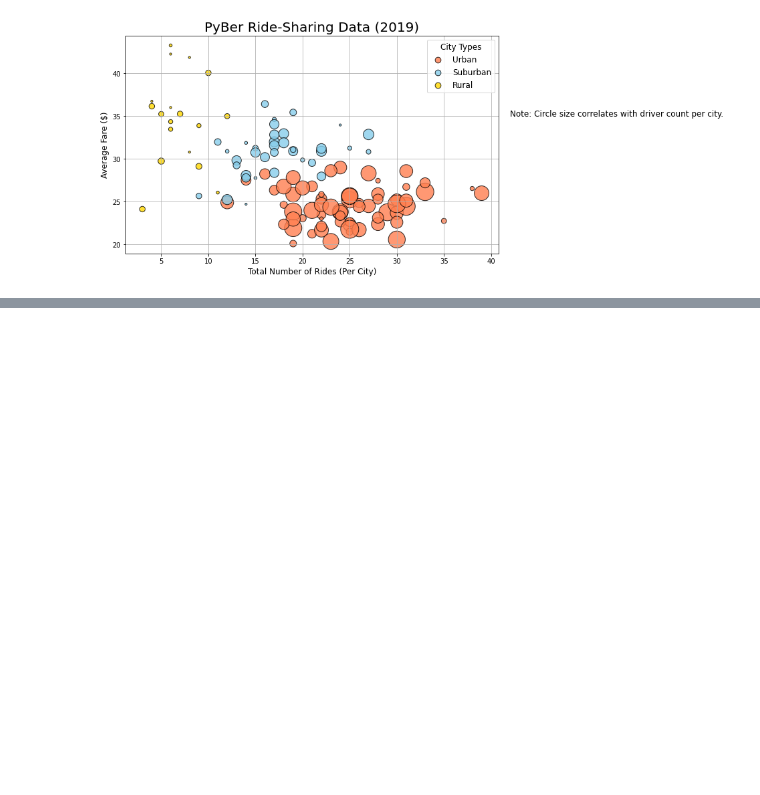
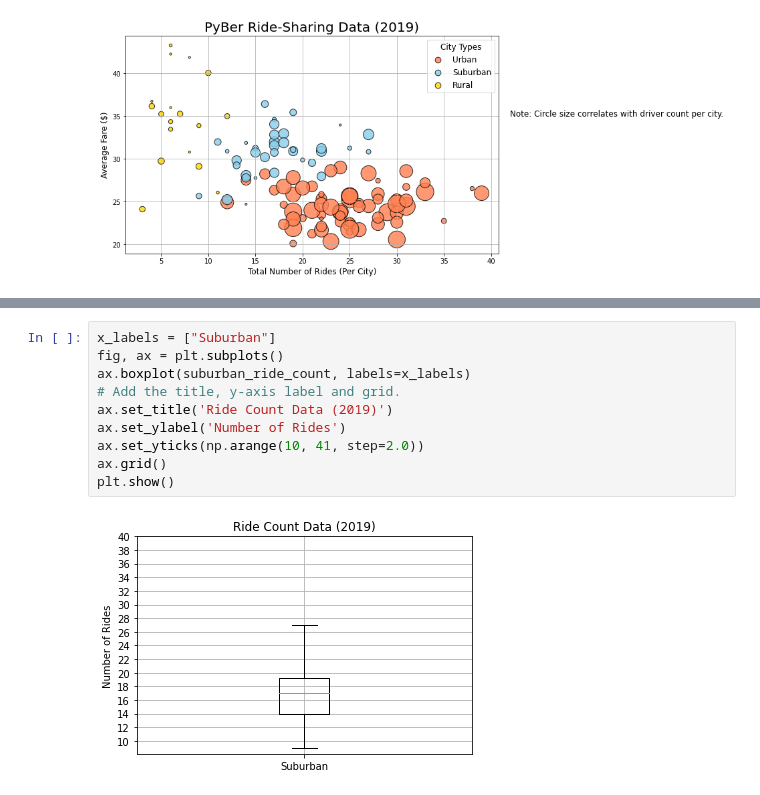
Before and after one commit to RussellShelley/PyBer_Analysis, a Jupyter notebook: PyBer.ipynb, the cells around one changed output, grey strips where cells are left out. Drawn from its saved outputs; the diff is of its cells as text; blank space fills up the shorter version.

```diff
--- a/PyBer.ipynb
+++ b/PyBer.ipynb
@@ -301,0 +606,12 @@ plt.show()
+# %%
+x_labels = ["Suburban"]
+fig, ax = plt.subplots()
+ax.boxplot(suburban_ride_count, labels=x_labels)
+# Add the title, y-axis label and grid.
+ax.set_title('Ride Count Data (2019)')
+ax.set_ylabel('Number of Rides')
+ax.set_yticks(np.arange(10, 41, step=2.0))
+ax.grid()
+plt.show()
+# %% [output]
+[figure, added]
```
Also changed, not shown: parts of 38 cells of this notebook, 3 other files.
